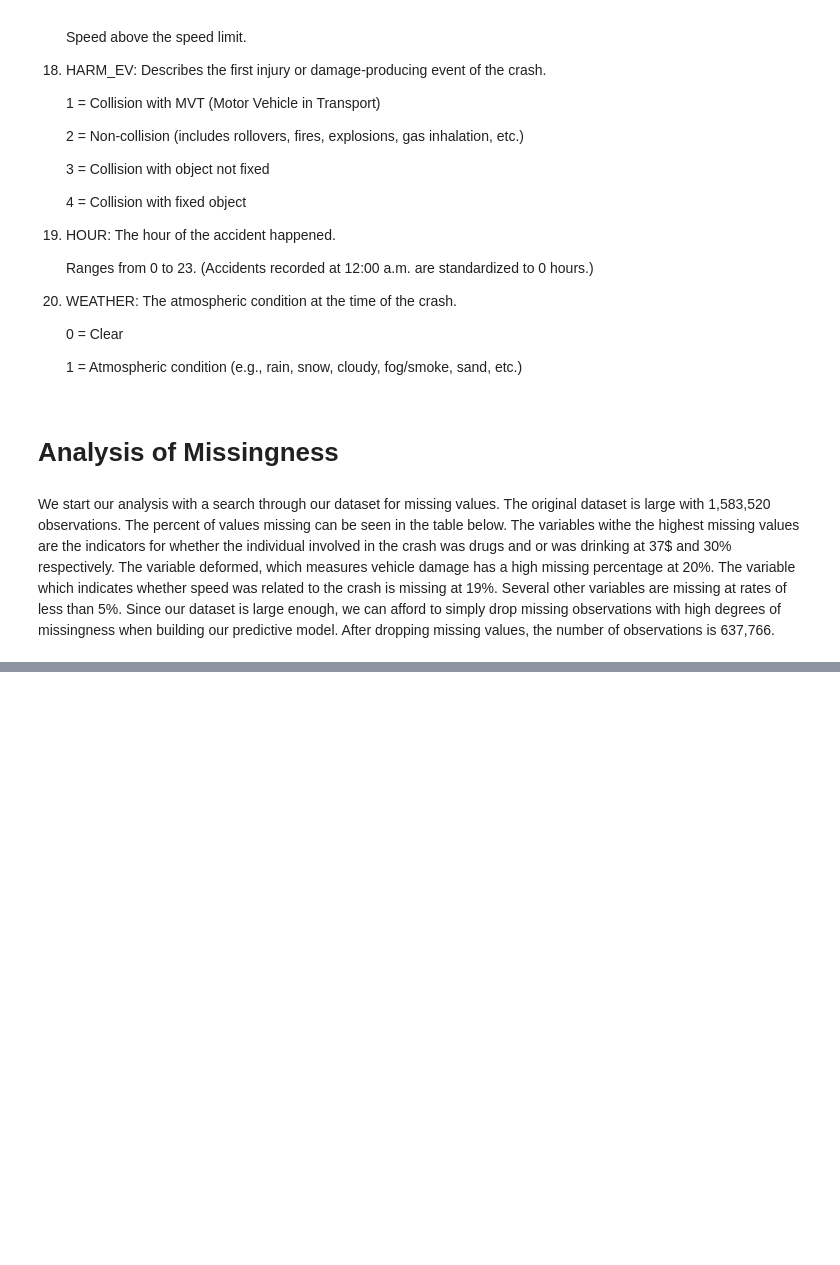
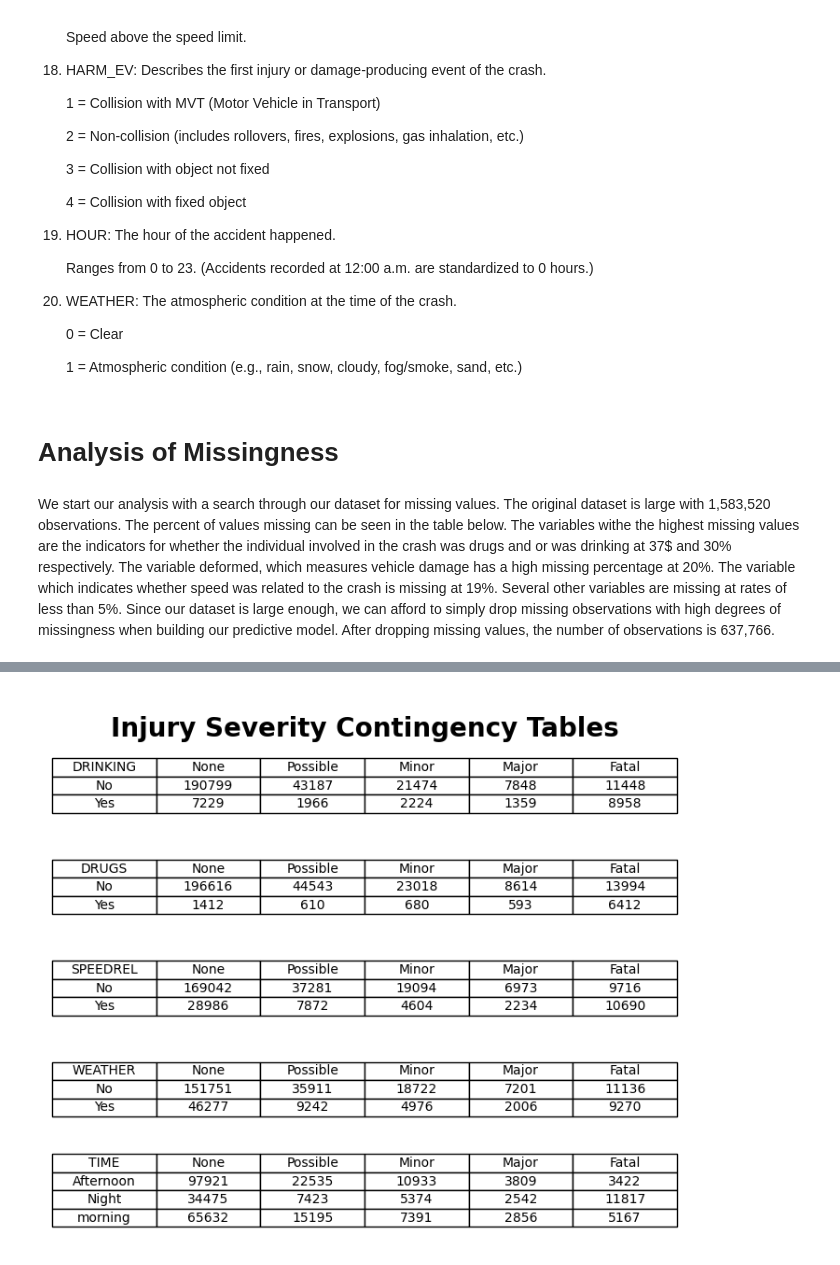
Before and after one commit to LMY014/Math189-Project, a Jupyter notebook: Final-Report.ipynb, the cells around one changed output, grey strips where cells are left out. Cells and saved outputs as stored; diff of their text form; code cells hidden in the pictures; blank space fills up the shorter version.

```diff
--- a/Final-Report.ipynb
+++ b/Final-Report.ipynb
@@ -239,0 +246,5 @@ display(img.resize((600, 400)))
+# %%
+img = Image.open("assets/inj_sev_contingencies.png")
+display(img)
+# %% [output]
+[figure, added]
```
Also changed, not shown: parts of 11 cells of this notebook, 15 other files.
